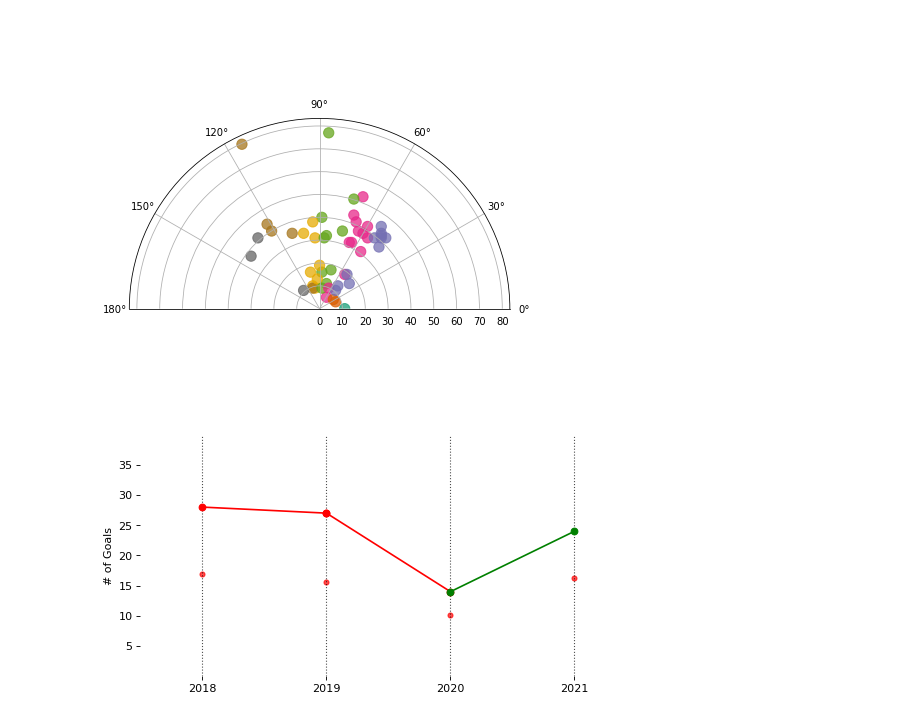
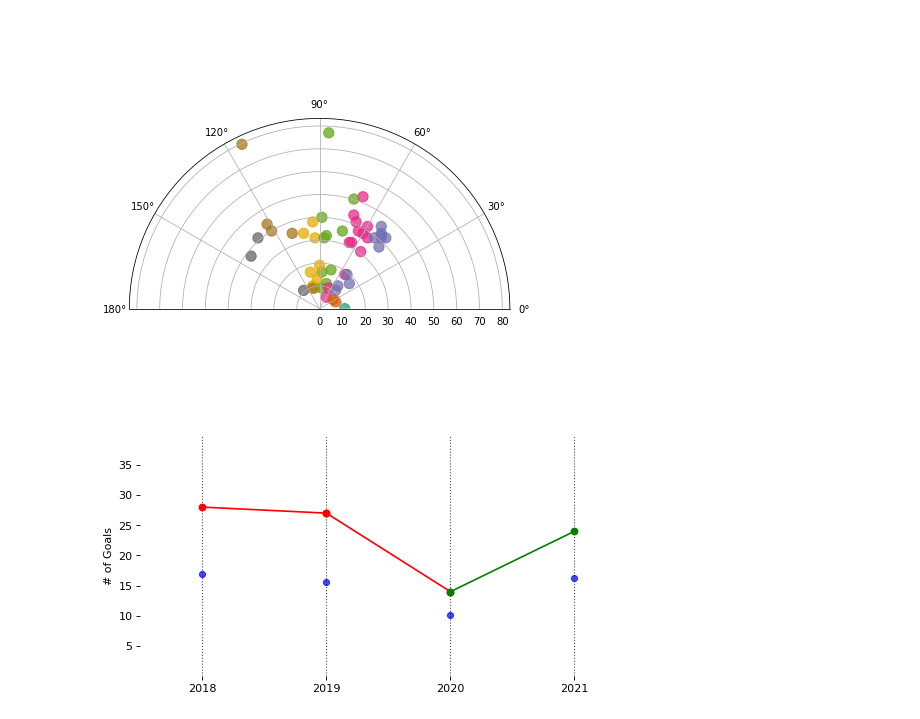
Before and after one commit to szonja126/NHL-Diplomamunka, a Jupyter notebook: readcsv.ipynb, the cells around one changed output. Drawn from its saved outputs; the diff is of its cells as text; code cells hidden in the pictures.

```diff
--- a/readcsv.ipynb
+++ b/readcsv.ipynb
@@ -542,7 +559,6 @@ ax.set_thetamax(180)
 # %% [output]
 [figure]
 # %%
-#UPDATELNI KELL 2021-RE!!
 #Individual Expected Goals: ixG, letoltott csv-ben vannak statisztikai szamaim, ezt csak beolvasom, nem API-zok
 players_stat_18 = pd.read_csv('playerstats_2018.csv')
 players_stat_19 = pd.read_csv('playerstats_2019.csv')
@@ -587,41 +603,41 @@ ax.scatter(y=oneplayerstat_19['Goals_19'], x=np.repeat(3, ixg.shape[0]), s=10, c
 ax.scatter(y=oneplayerstat_20['Goals_20'], x=np.repeat(5, ixg.shape[0]), s=10, color='black', alpha=0.7)
 ax.scatter(y=oneplayerstat_21['Goals_21'], x=np.repeat(7, ixg.shape[0]), s=10, color='black', alpha=0.7)
 #ixG
-ax.scatter(y=oneplayerstat_18['ixG_18'], x=np.repeat(1, ixg.shape[0]), s=20, color='red', alpha=0.7)
-ax.scatter(y=oneplayerstat_19['ixG_19'], x=np.repeat(3, ixg.shape[0]), s=20, color='red', alpha=0.7)
-ax.scatter(y=oneplayerstat_20['ixG_20'], x=np.repeat(5, ixg.shape[0]), s=20, color='red', alpha=0.7)
-ax.scatter(y=oneplayerstat_21['ixG_21'], x=np.repeat(7, ixg.shape[0]), s=20, color='red', alpha=0.7)
+ax.scatter(y=oneplayerstat_18['ixG_18'], x=np.repeat(1, ixg.shape[0]), s=30, color='blue', alpha=0.7)
+ax.scatter(y=oneplayerstat_19['ixG_19'], x=np.repeat(3, ixg.shape[0]), s=30, color='blue', alpha=0.7)
+ax.scatter(y=oneplayerstat_20['ixG_20'], x=np.repeat(5, ixg.shape[0]), s=30, color='blue', alpha=0.7)
+ax.scatter(y=oneplayerstat_21['ixG_21'], x=np.repeat(7, ixg.shape[0]), s=30, color='blue', alpha=0.7)
 
 def newline(p1, p2, color='black'):
     ax = plt.gca()
     l = mlines.Line2D([p1[0],p2[0]], [p1[1],p2[1]], color='red' if p1[1]-p2[1] > 0 else 'green', marker='o', markersize=6)
     ax.add_line(l)
     return l
 
 # Line Segmentsand Annotation
 for p1, p2 in zip(oneplayerstat_18['Goals_18'], oneplayerstat_19['Goals_19']):
     newline([1,p1], [3,p2])
 
 for p1, p2 in zip(oneplayerstat_19['Goals_19'], oneplayerstat_20['Goals_20']):
     newline([3,p1], [5,p2])
 
 for p1, p2 in zip(oneplayerstat_20['Goals_20'], oneplayerstat_21['Goals_21']):
     newline([5,p1], [7,p2])
 
 # Decoration
 #ax.set_title("Comparing Expected Goals and Goals in 2021", fontdict={'size':15})
 ax.set(xlim=(0,8), ylim=(0,40), ylabel='# of Goals')
 ax.set_xticks([1,3,5,7])
 ax.set_xticklabels(["2018", "2019","2020","2021"])
 plt.yticks((5,10,15, 20,25, 30,35), fontsize=10)
 
 # Lighten borders
 plt.gca().spines["top"].set_alpha(.0)
 plt.gca().spines["bottom"].set_alpha(.0)
 plt.gca().spines["right"].set_alpha(.0)
 plt.gca().spines["left"].set_alpha(.0)
 
 #ixg.to_csv('ixg.csv')
 #ixg
 # %% [output]
-[figure, old version]
+[figure, new version]
```
Also changed, not shown: parts of 47 cells of this notebook, 1 other file.
